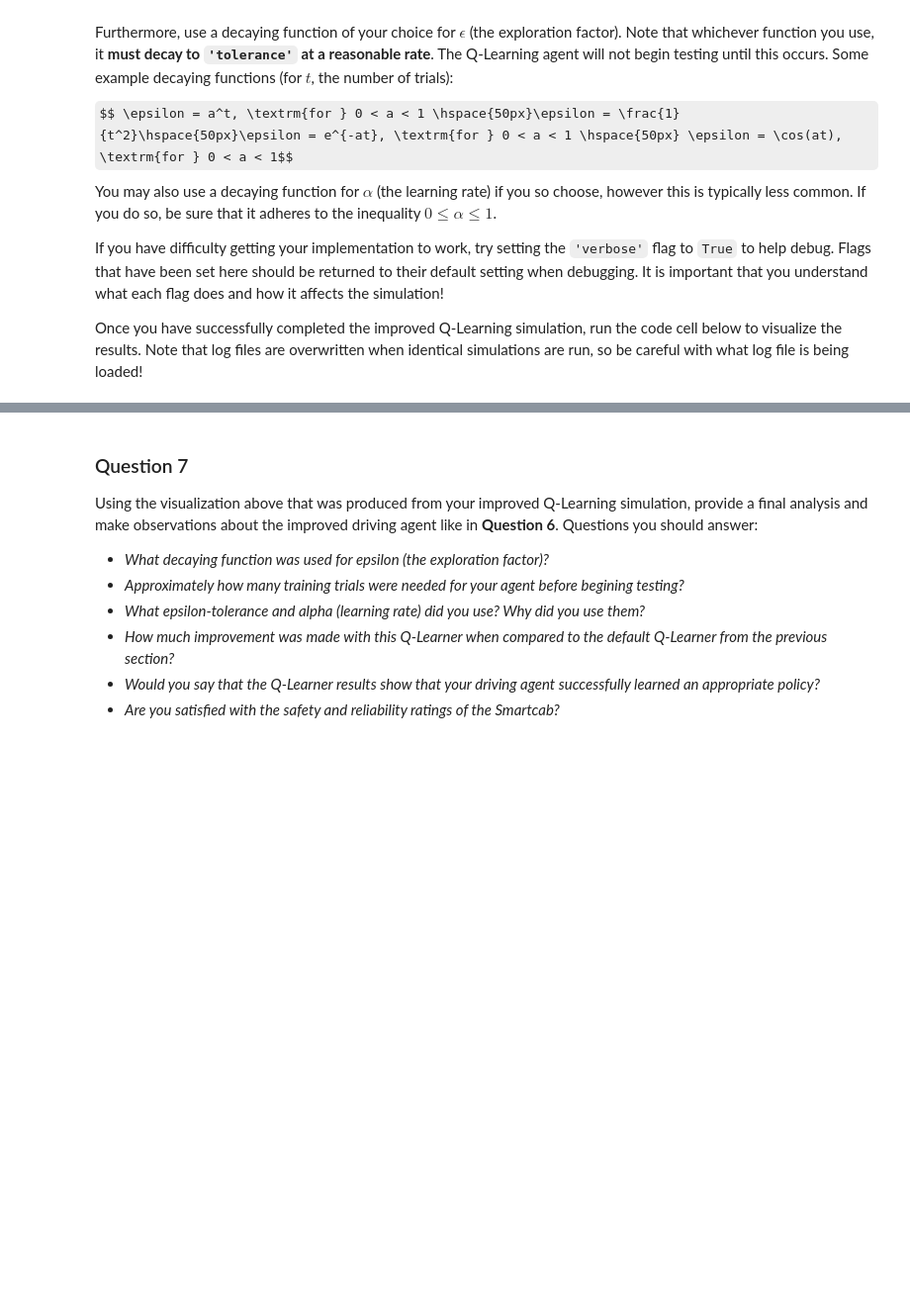
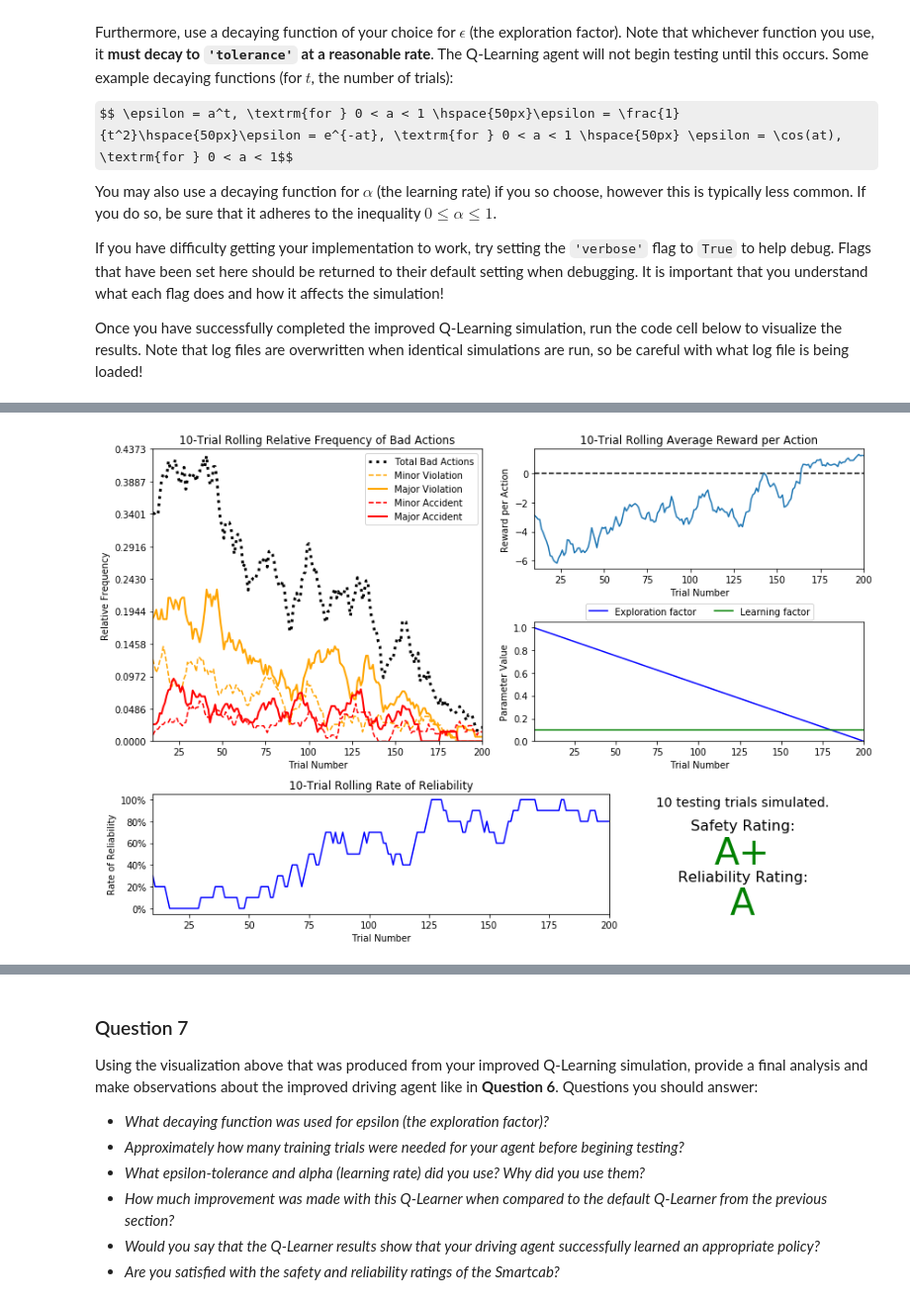
Before and after one commit to dirkhonda/udacity, a Jupyter notebook: smartcab/smartcab.ipynb, the cells around one changed output, grey strips where cells are left out. Shown at 99% size. Saved outputs shown, nothing was run; the diff lists cells and outputs as text; code cells hidden in the pictures; some formulas as TeX source; blank space fills up the shorter version.

```diff
--- a/smartcab/smartcab.ipynb
+++ b/smartcab/smartcab.ipynb
@@ -352,0 +324,7 @@ vs.plot_trials('sim_improved-learning.csv')
+# %%
+#self.epsilon -= .005
+#epsilon=1.0, alpha=0.1
+#n_test=10, tolerance=0.0001
+vs.plot_trials('sim_improved-learning-14.csv')
+# %% [output]
+[figure, added]
```
Also changed, not shown: parts of 32 cells of this notebook, 22 other files.
